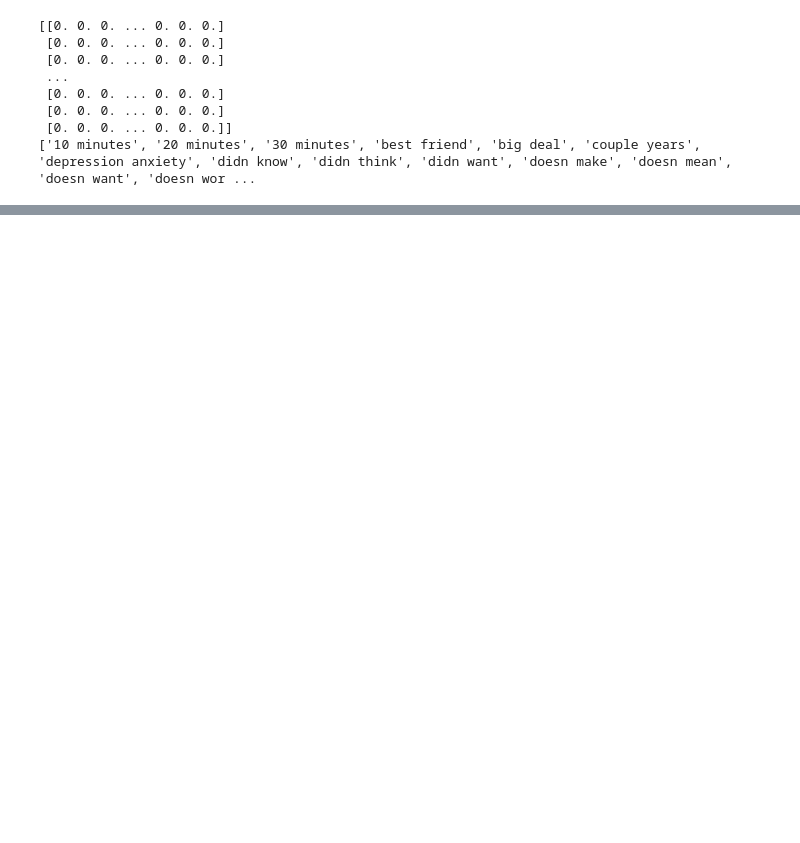
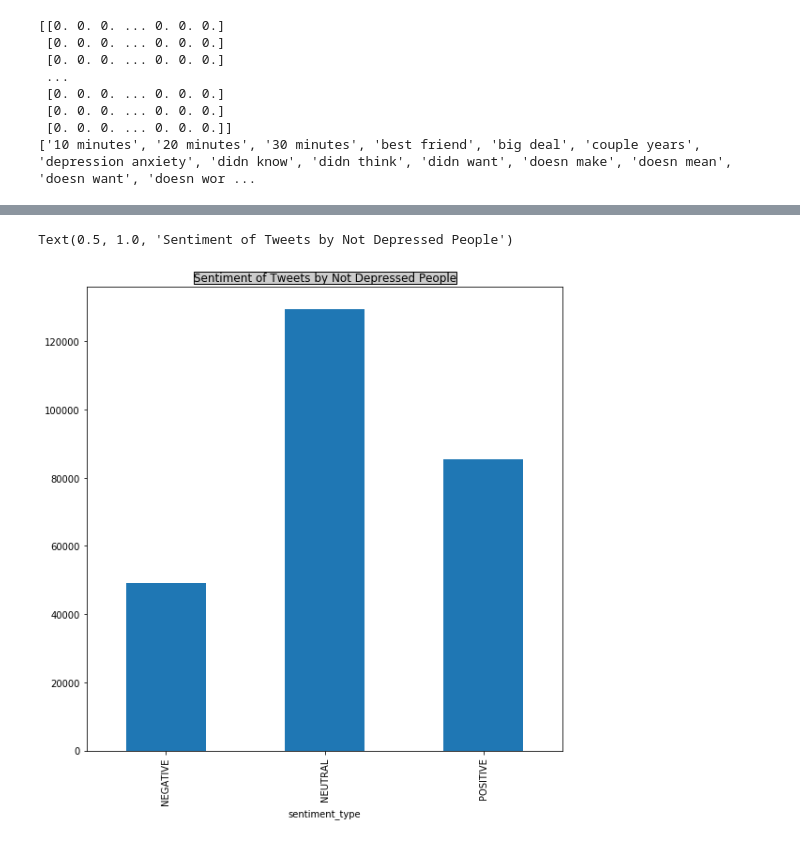
Before and after one commit to pavluka6/Early-depression-detection, a Jupyter notebook: EDD_data_analysis.ipynb, the cells around one changed output, grey strips where cells are left out. Drawn from its saved outputs; the diff is of its cells as text; code cells hidden in the pictures; blank space fills up the shorter version.

```diff
--- a/EDD_data_analysis.ipynb
+++ b/EDD_data_analysis.ipynb
@@ -160,14 +201,17 @@ plt.title('Sentiment of Tweets by Depressed People', bbox={'facecolor':'0.8', 'p
 # %%
 data_train_sentiment_not_depressed = data_train.loc[:,['depressed','sentiment_neutral', 'sentiment_type', 'text', 'text_lem']]
 data_train_sentiment_not_depressed = data_train_sentiment_not_depressed[data_train_sentiment_not_depressed.depressed == 0]
-data_train_sentiment = data_train_sentiment_not_depressed.groupby(['sentiment_type'])['sentiment_neutral'].count()
-data_train_sentiment.rename("",inplace=True)
+
+data_train_sentiment_not_depressed[data_train_sentiment_not_depressed.sentiment_type=='NEUTRAL']
+data_train_sentiment_not_depressed = data_train_sentiment_not_depressed.groupby(['sentiment_type'])['sentiment_neutral'].count()
+data_train_sentiment_not_depressed.rename("",inplace=True)
 explode = (1, 0, 0)
 plt.subplot(221)
-data_train_sentiment.transpose().plot(kind='barh',figsize=(20, 20))
+data_train_sentiment_not_depressed.transpose().plot(kind='bar',figsize=(20, 20))
 plt.title('Sentiment of Tweets by Not Depressed People', bbox={'facecolor':'0.8', 'pad':0})
-
-data_train_sentiment
+# %% [output]
+Text(0.5, 1.0, 'Sentiment of Tweets by Not Depressed People')
+[figure, added]
 # %%
 # plotting % of negative tweets
 import numpy as np
```
Also changed, not shown: parts of 15 cells of this notebook.
